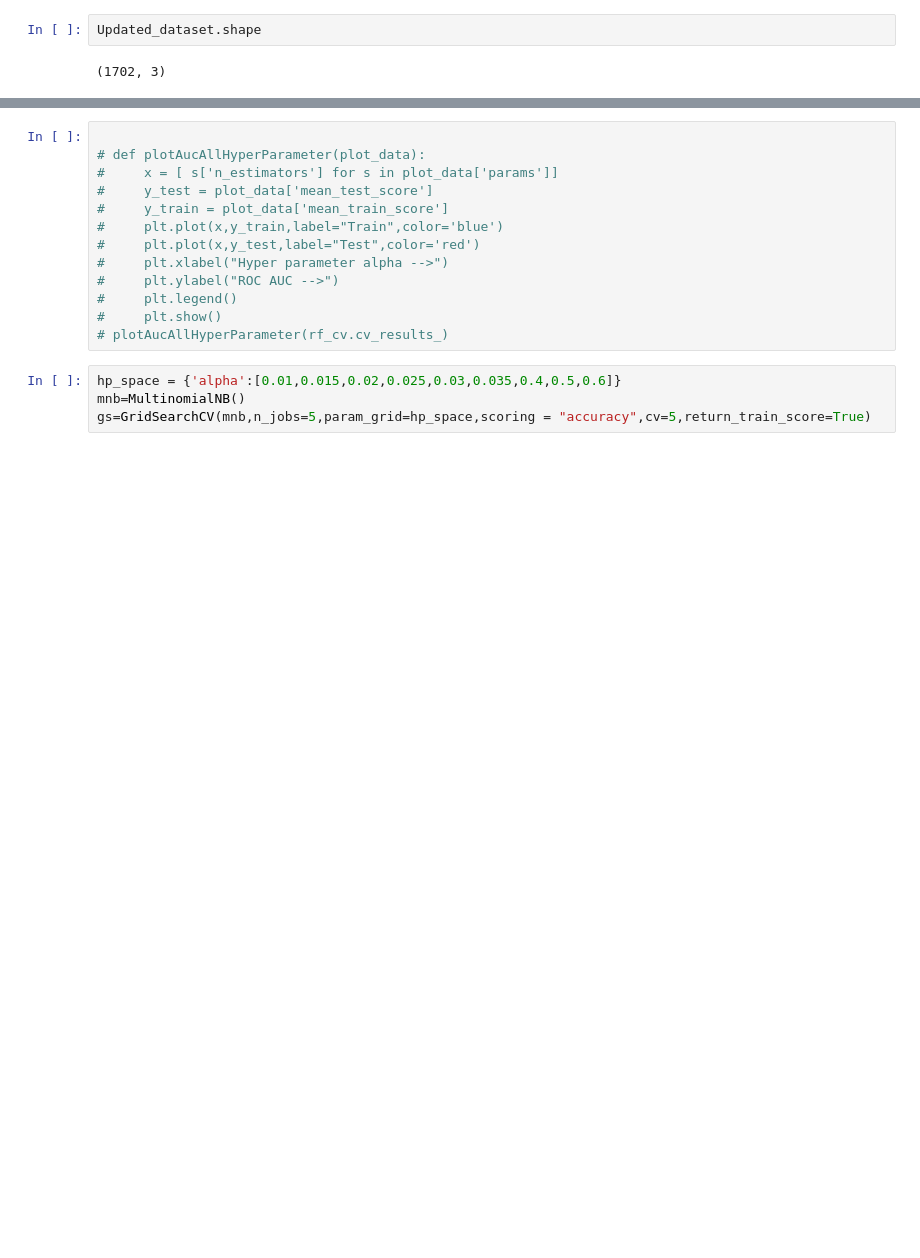
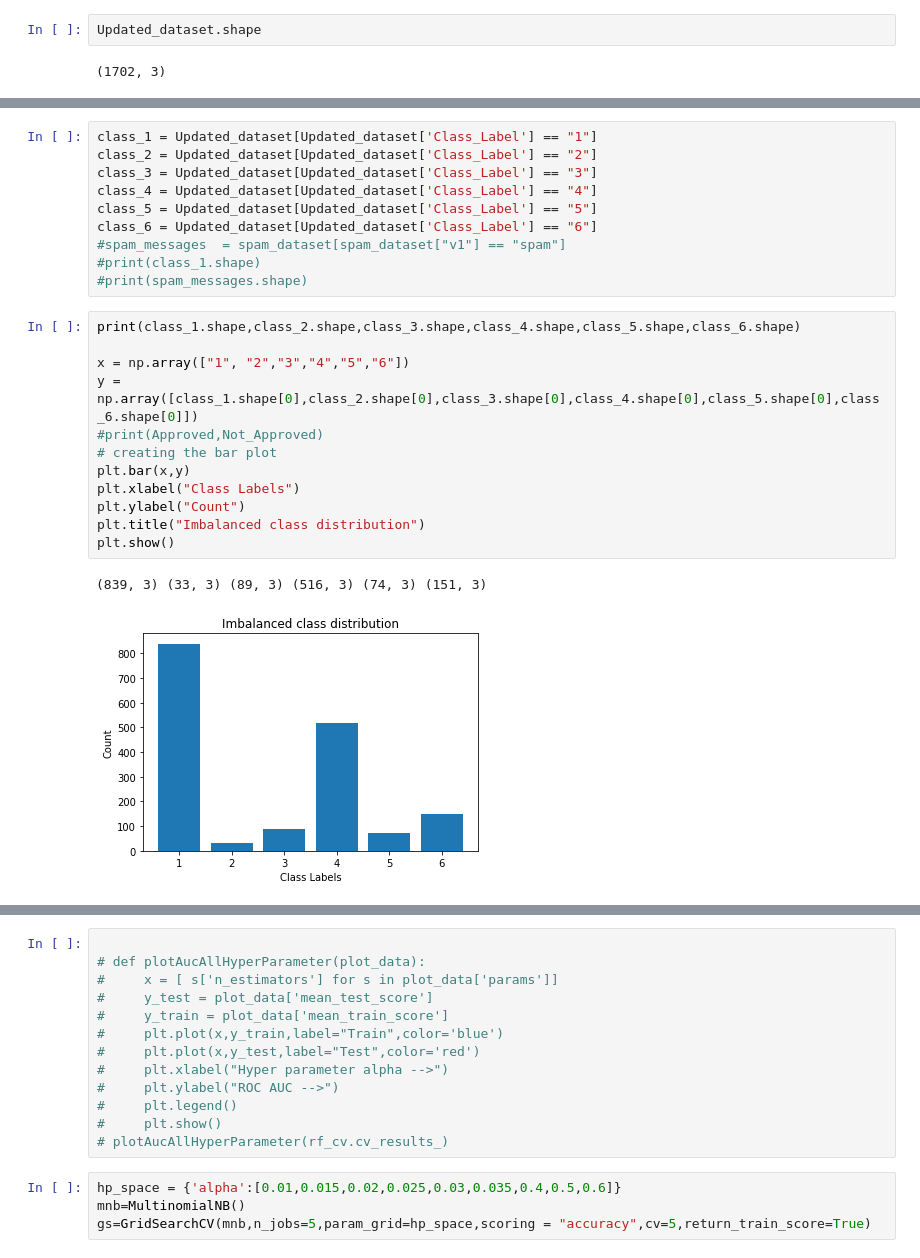
Before and after one commit to srinivas2234/VLabd_Assignment, a Jupyter notebook: Email_classification_Vlabs.ipynb, the cells around one changed output, grey strips where cells are left out. Saved outputs shown, nothing was run; the diff lists cells and outputs as text; blank space fills up the shorter version.

```diff
--- a/Email_classification_Vlabs.ipynb
+++ b/Email_classification_Vlabs.ipynb
@@ -397,0 +406,25 @@ Updated_dataset.shape
+# %%
+class_1 = Updated_dataset[Updated_dataset['Class_Label'] == "1"]
+class_2 = Updated_dataset[Updated_dataset['Class_Label'] == "2"]
+class_3 = Updated_dataset[Updated_dataset['Class_Label'] == "3"]
+class_4 = Updated_dataset[Updated_dataset['Class_Label'] == "4"]
+class_5 = Updated_dataset[Updated_dataset['Class_Label'] == "5"]
+class_6 = Updated_dataset[Updated_dataset['Class_Label'] == "6"]
+#spam_messages  = spam_dataset[spam_dataset["v1"] == "spam"]
+#print(class_1.shape)
+#print(spam_messages.shape)
+# %%
+print(class_1.shape,class_2.shape,class_3.shape,class_4.shape,class_5.shape,class_6.shape)
+
+x = np.array(["1", "2","3","4","5","6"])
+y = np.array([class_1.shape[0],class_2.shape[0],class_3.shape[0],class_4.shape[0],class_5.shape[0],class_6.shape[0]])
+#print(Approved,Not_Approved)
+# creating the bar plot
+plt.bar(x,y)
+plt.xlabel("Class Labels")
+plt.ylabel("Count")
+plt.title("Imbalanced class distribution")
+plt.show()
+# %% [output]
+(839, 3) (33, 3) (89, 3) (516, 3) (74, 3) (151, 3)
+[figure, added]
```
Also changed, not shown: parts of 41 cells of this notebook.
